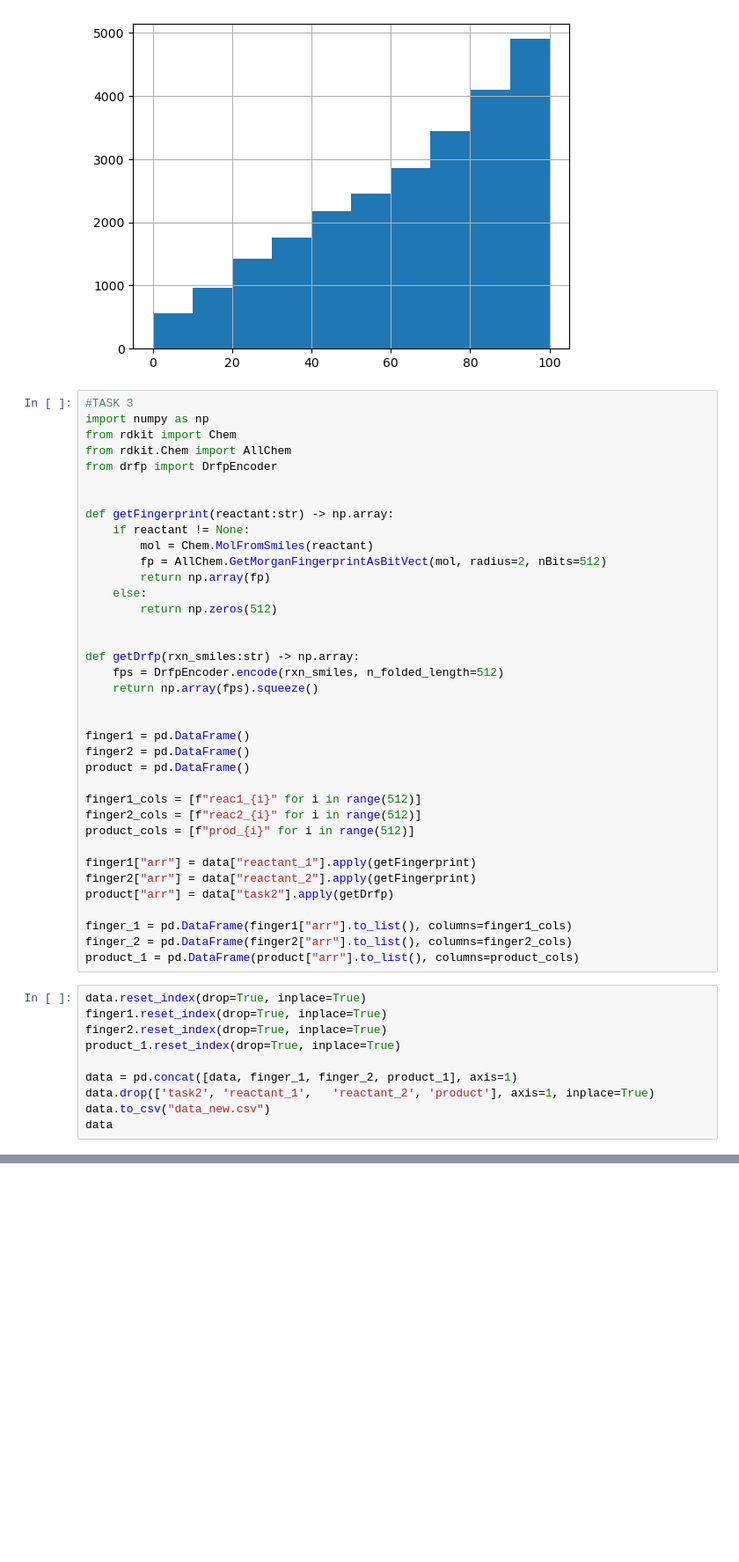
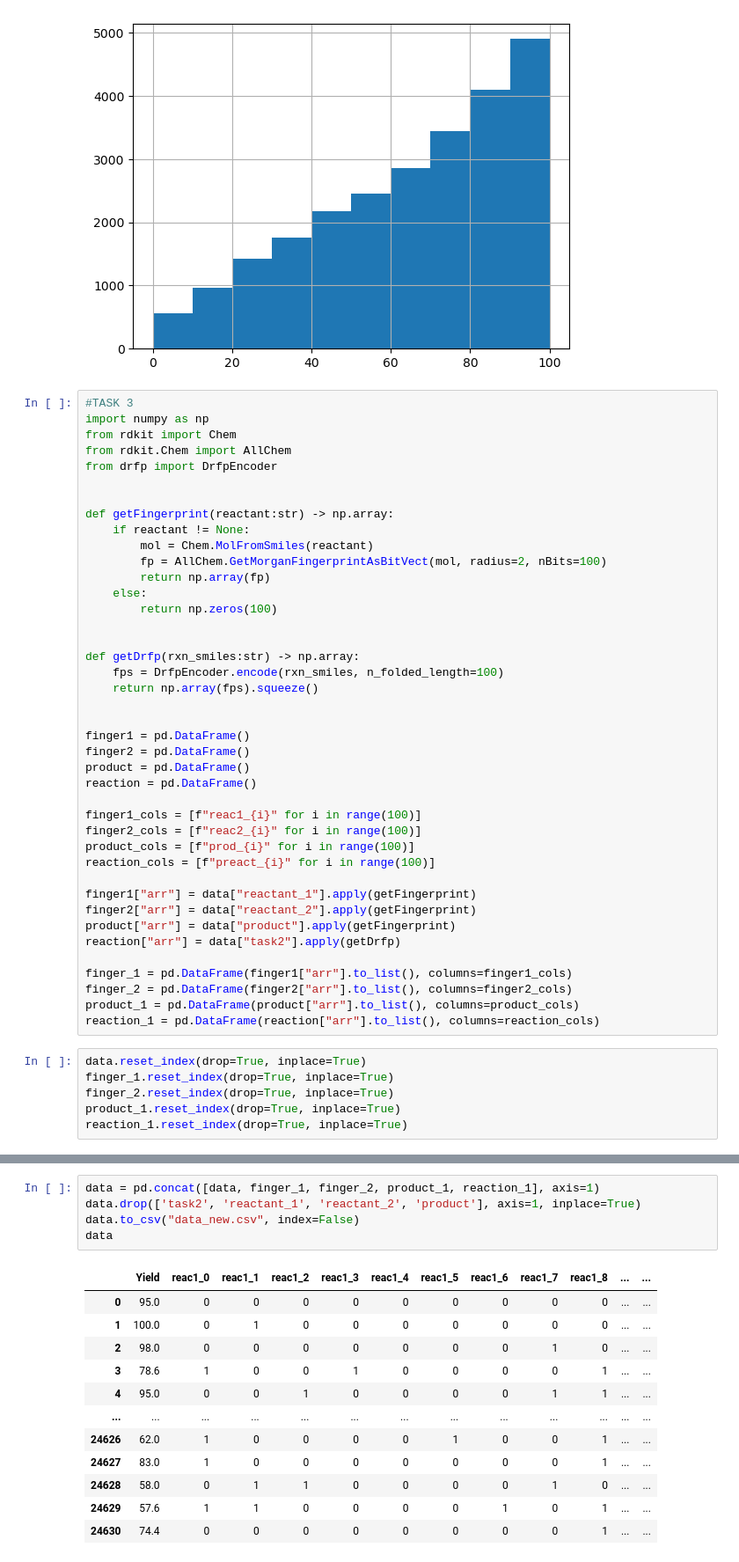
Before and after one commit to MountU0/pict, a Jupyter notebook: data processing/preprocessing.ipynb, the cells around one changed output, grey strips where cells are left out. Shown: that part at 88% size. Drawn from its saved outputs; the diff is of its cells as text; blank space fills up the shorter version.

```diff
--- a/data processing/preprocessing.ipynb
+++ b/data processing/preprocessing.ipynb
@@ -111,39 +111,39 @@ from drfp import DrfpEncoder
 def getFingerprint(reactant:str) -> np.array:
     if reactant != None:
         mol = Chem.MolFromSmiles(reactant)
-        fp = AllChem.GetMorganFingerprintAsBitVect(mol, radius=2, nBits=512)
+        fp = AllChem.GetMorganFingerprintAsBitVect(mol, radius=2, nBits=100)
         return np.array(fp)
     else:
-        return np.zeros(512)
+        return np.zeros(100)
 
 
 def getDrfp(rxn_smiles:str) -> np.array:
-    fps = DrfpEncoder.encode(rxn_smiles, n_folded_length=512)
+    fps = DrfpEncoder.encode(rxn_smiles, n_folded_length=100)
     return np.array(fps).squeeze()
 
 
 finger1 = pd.DataFrame()
 finger2 = pd.DataFrame()
 product = pd.DataFrame()
+reaction = pd.DataFrame()
 
-finger1_cols = [f"reac1_{i}" for i in range(512)]
-finger2_cols = [f"reac2_{i}" for i in range(512)]
-product_cols = [f"prod_{i}" for i in range(512)]
+finger1_cols = [f"reac1_{i}" for i in range(100)]
+finger2_cols = [f"reac2_{i}" for i in range(100)]
+product_cols = [f"prod_{i}" for i in range(100)]
+reaction_cols = [f"preact_{i}" for i in range(100)]
 
 finger1["arr"] = data["reactant_1"].apply(getFingerprint)
 finger2["arr"] = data["reactant_2"].apply(getFingerprint)
-product["arr"] = data["task2"].apply(getDrfp)
+product["arr"] = data["product"].apply(getFingerprint)
+reaction["arr"] = data["task2"].apply(getDrfp)
 
 finger_1 = pd.DataFrame(finger1["arr"].to_list(), columns=finger1_cols)
 finger_2 = pd.DataFrame(finger2["arr"].to_list(), columns=finger2_cols)
 product_1 = pd.DataFrame(product["arr"].to_list(), columns=product_cols)
+reaction_1 = pd.DataFrame(reaction["arr"].to_list(), columns=reaction_cols)
 # %%
 data.reset_index(drop=True, inplace=True)
-finger1.reset_index(drop=True, inplace=True)
-finger2.reset_index(drop=True, inplace=True)
+finger_1.reset_index(drop=True, inplace=True)
+finger_2.reset_index(drop=True, inplace=True)
 product_1.reset_index(drop=True, inplace=True)
-
-data = pd.concat([data, finger_1, finger_2, product_1], axis=1)
-data.drop(['task2', 'reactant_1',	'reactant_2', 'product'], axis=1, inplace=True)
-data.to_csv("data_new.csv")
-data
+reaction_1.reset_index(drop=True, inplace=True)
@@ -163,0 +150,18 @@ data
+# %%
+data = pd.concat([data, finger_1, finger_2, product_1, reaction_1], axis=1)
+data.drop(['task2', 'reactant_1', 'reactant_2', 'product'], axis=1, inplace=True)
+data.to_csv("data_new.csv", index=False)
+data
+# %% [output]
+|  | Yield | reac1_0 | reac1_1 | reac1_2 | reac1_3 | reac1_4 | reac1_5 | reac1_6 | reac1_7 | reac1_8 | ... | ... |
+| 0 | 95.0 | 0 | 0 | 0 | 0 | 0 | 0 | 0 | 0 | 0 | ... | ... |
+| 1 | 100.0 | 0 | 1 | 0 | 0 | 0 | 0 | 0 | 0 | 0 | ... | ... |
+| 2 | 98.0 | 0 | 0 | 0 | 0 | 0 | 0 | 0 | 1 | 0 | ... | ... |
+| 3 | 78.6 | 1 | 0 | 0 | 1 | 0 | 0 | 0 | 0 | 1 | ... | ... |
+| 4 | 95.0 | 0 | 0 | 1 | 0 | 0 | 0 | 0 | 1 | 1 | ... | ... |
+| ... | ... | ... | ... | ... | ... | ... | ... | ... | ... | ... | ... | ... |
+| 24626 | 62.0 | 1 | 0 | 0 | 0 | 0 | 1 | 0 | 0 | 1 | ... | ... |
+| 24627 | 83.0 | 1 | 0 | 0 | 0 | 0 | 0 | 0 | 0 | 1 | ... | ... |
+| 24628 | 58.0 | 0 | 1 | 1 | 0 | 0 | 0 | 0 | 1 | 0 | ... | ... |
+| 24629 | 57.6 | 1 | 1 | 0 | 0 | 0 | 0 | 1 | 0 | 1 | ... | ... |
+| 24630 | 74.4 | 0 | 0 | 0 | 0 | 0 | 0 | 0 | 0 | 1 | ... | ... |
```
Also changed, not shown: parts of 2 cells of this notebook.
